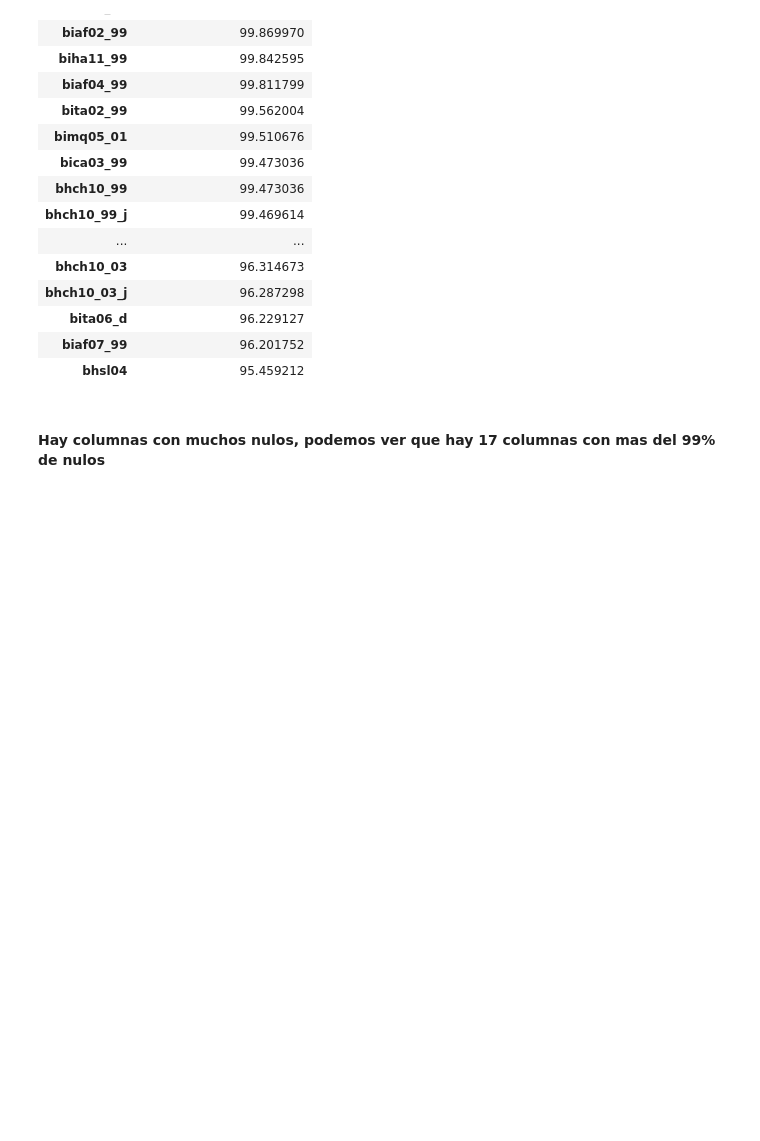
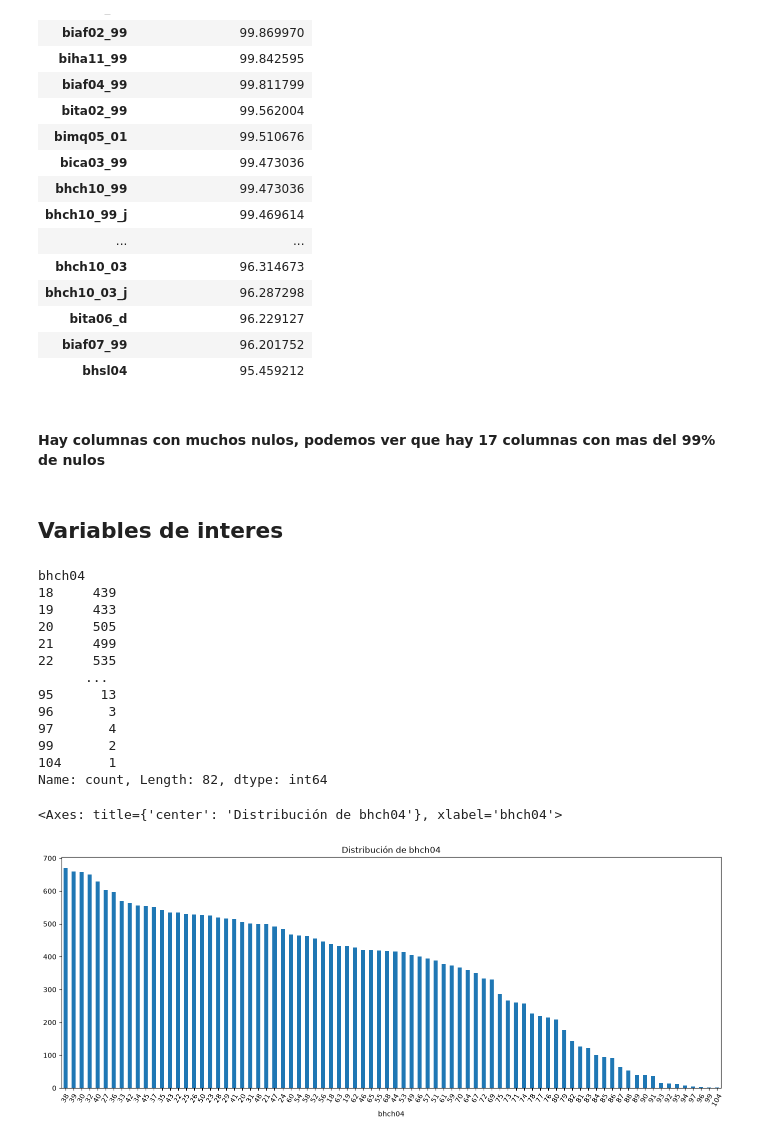
Before and after one commit to Franruaben11/fundamentos-enfr, a Jupyter notebook: analisis_enfr.ipynb, the cells around one changed output. Saved outputs shown, nothing was run; the diff lists cells and outputs as text; code cells hidden in the pictures; blank space fills up the shorter version.

Commit message:
Contexto del dataset y eleccion de las columnas de interes con su respectiva explicacion y graficos de cada una

```diff
--- a/analisis_enfr.ipynb
+++ b/analisis_enfr.ipynb
@@ -117,3 +135,26 @@ df_nulos.head(32)
 | bhsl04 | 95.459212 |
 # %% [markdown]
 #### Hay columnas con muchos nulos, podemos ver que hay 17 columnas con mas del 99% de nulos
+# %% [markdown]
+## Variables de interes
+# %%
+# edad (bhch04)
+# Como la edad va desde 18 hasta 104 como dice en la documentación, vamos a ver la distribución de la edad para ver si hay algún valor que no corresponda a este rango.
+print(df["bhch04"].value_counts().sort_index())
+df["bhch04"].value_counts().plot(kind='bar', figsize=(17, 6), xlabel='bhch04', rot=60, y='count', title='Distribución de bhch04')
+# %% [output]
+bhch04
+18     439
+19     433
+20     505
+21     499
+22     535
+      ...
+95      13
+96       3
+97       4
+99       2
+104      1
+Name: count, Length: 82, dtype: int64
+<Axes: title={'center': 'Distribución de bhch04'}, xlabel='bhch04'>
+[figure, added]
```
Also changed, not shown: parts of 9 cells of this notebook.
